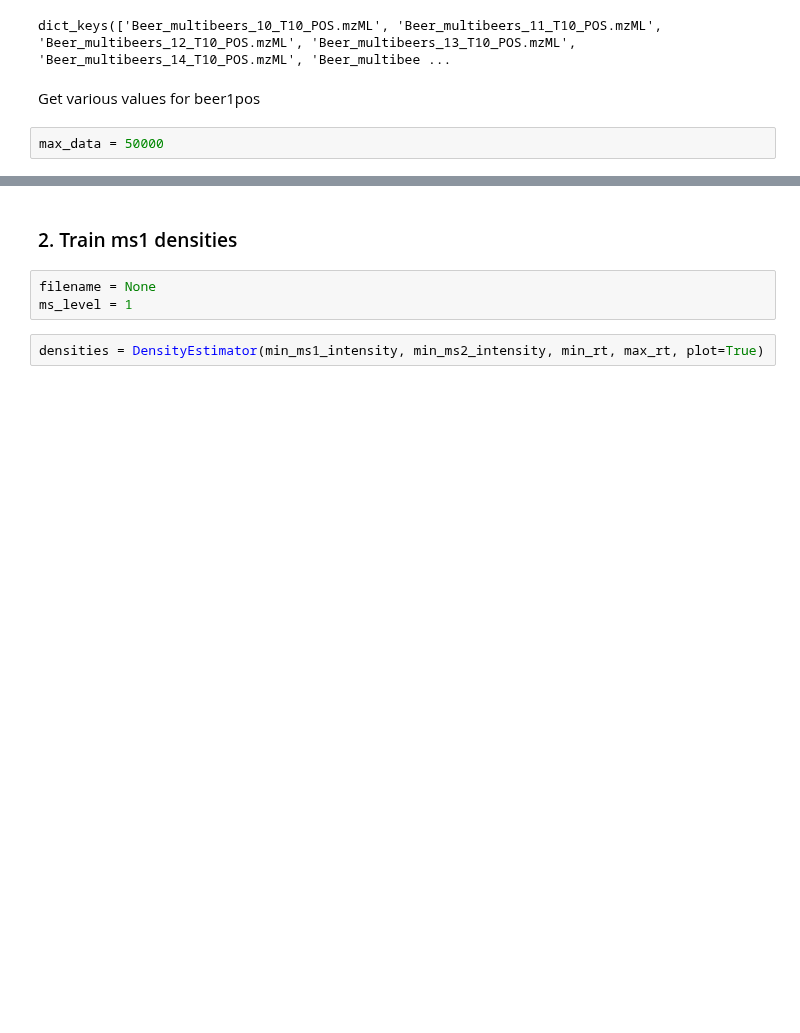
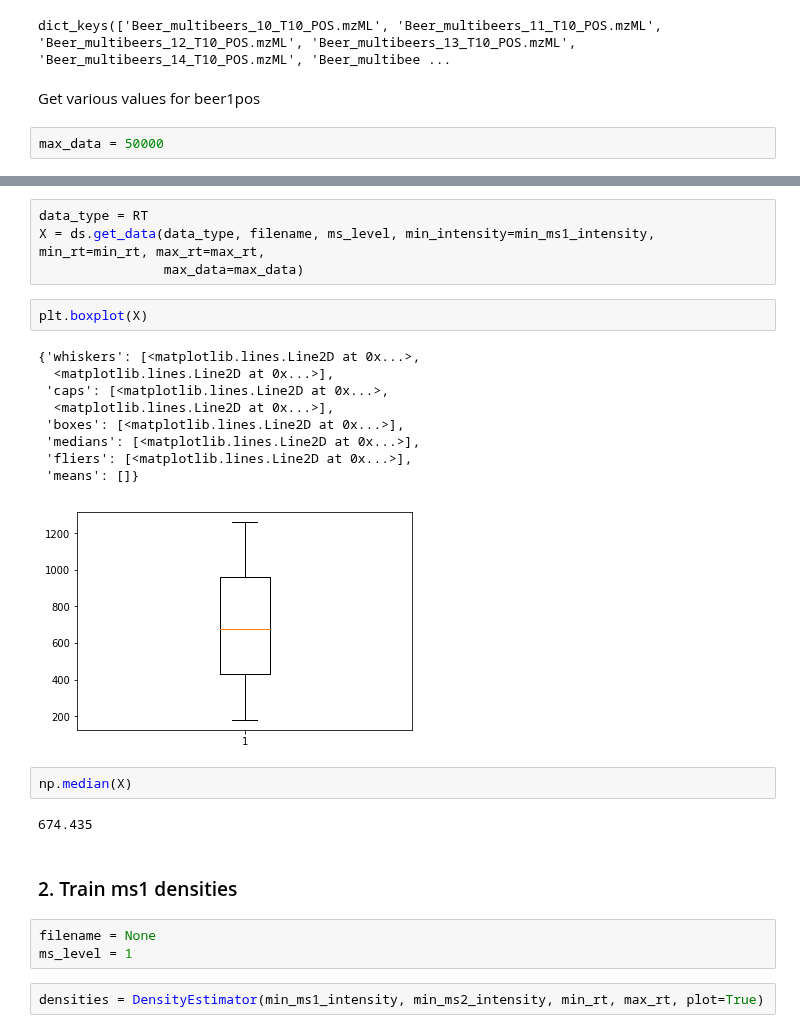
Before and after one commit to sdrogers/clms, a Jupyter notebook: Simulator/notebooks/loader_kde.ipynb, the cells around one changed output, grey strips where cells are left out. Drawn from its saved outputs; the diff is of its cells as text; blank space fills up the shorter version.

```diff
--- a/Simulator/notebooks/loader_kde.ipynb
+++ b/Simulator/notebooks/loader_kde.ipynb
@@ -64,5 +85,25 @@ for data_type in data_types:
 [figure]
 [figure]
+# %%
+data_type = RT
+X = ds.get_data(data_type, filename, ms_level, min_intensity=min_ms1_intensity, min_rt=min_rt, max_rt=max_rt,
+                max_data=max_data)
+# %%
+plt.boxplot(X)
+# %% [output]
+{'whiskers': [<matplotlib.lines.Line2D at 0x...>,
+  <matplotlib.lines.Line2D at 0x...>],
+ 'caps': [<matplotlib.lines.Line2D at 0x...>,
+  <matplotlib.lines.Line2D at 0x...>],
+ 'boxes': [<matplotlib.lines.Line2D at 0x...>],
+ 'medians': [<matplotlib.lines.Line2D at 0x...>],
+ 'fliers': [<matplotlib.lines.Line2D at 0x...>],
+ 'means': []}
+[figure, added]
+# %%
+np.median(X)
+# %% [output]
+674.435
 # %% [markdown]
 ### 2. Train ms1 densities
 # %%
```
Also changed, not shown: parts of 2 cells of this notebook, 3 other files.
